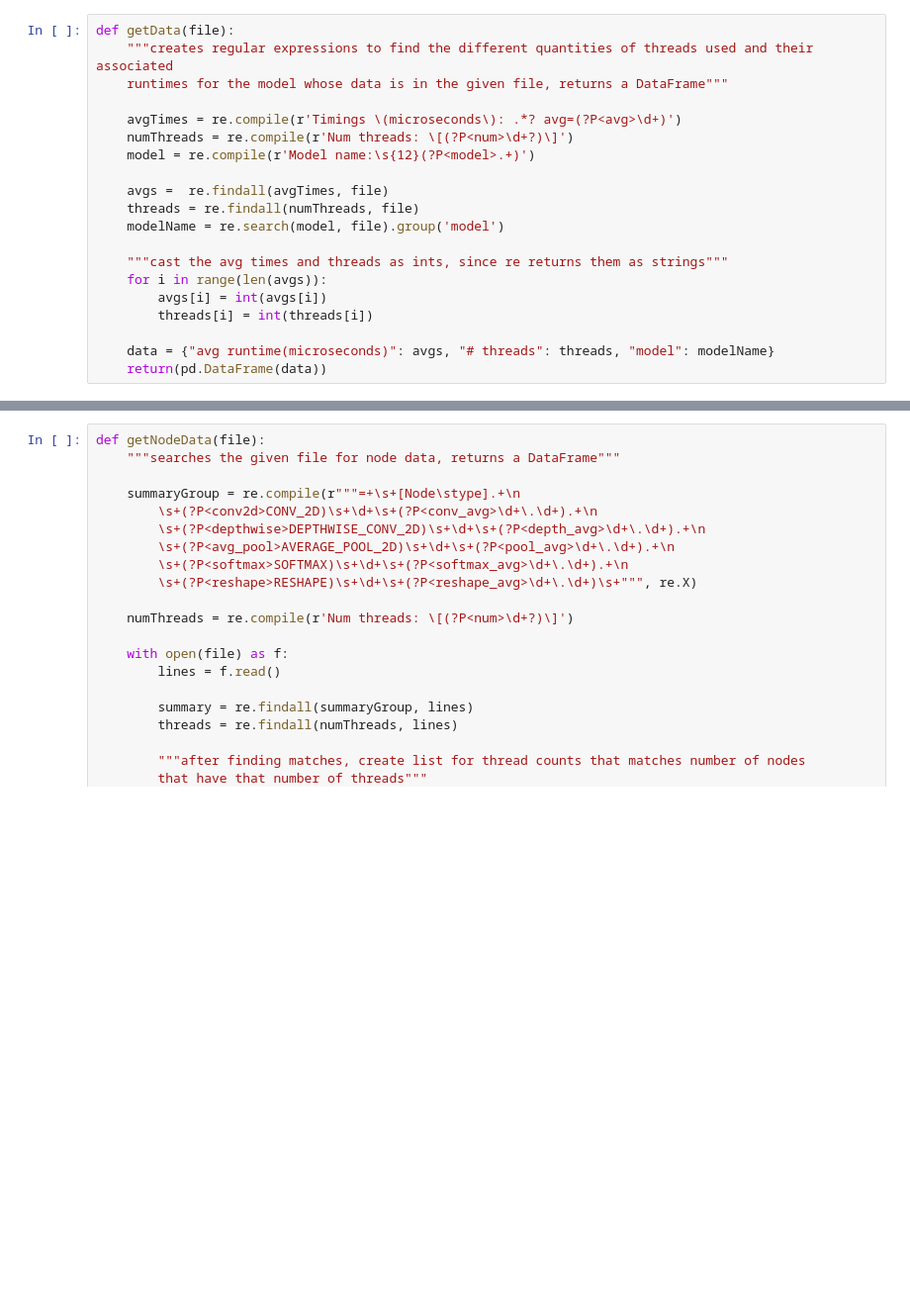
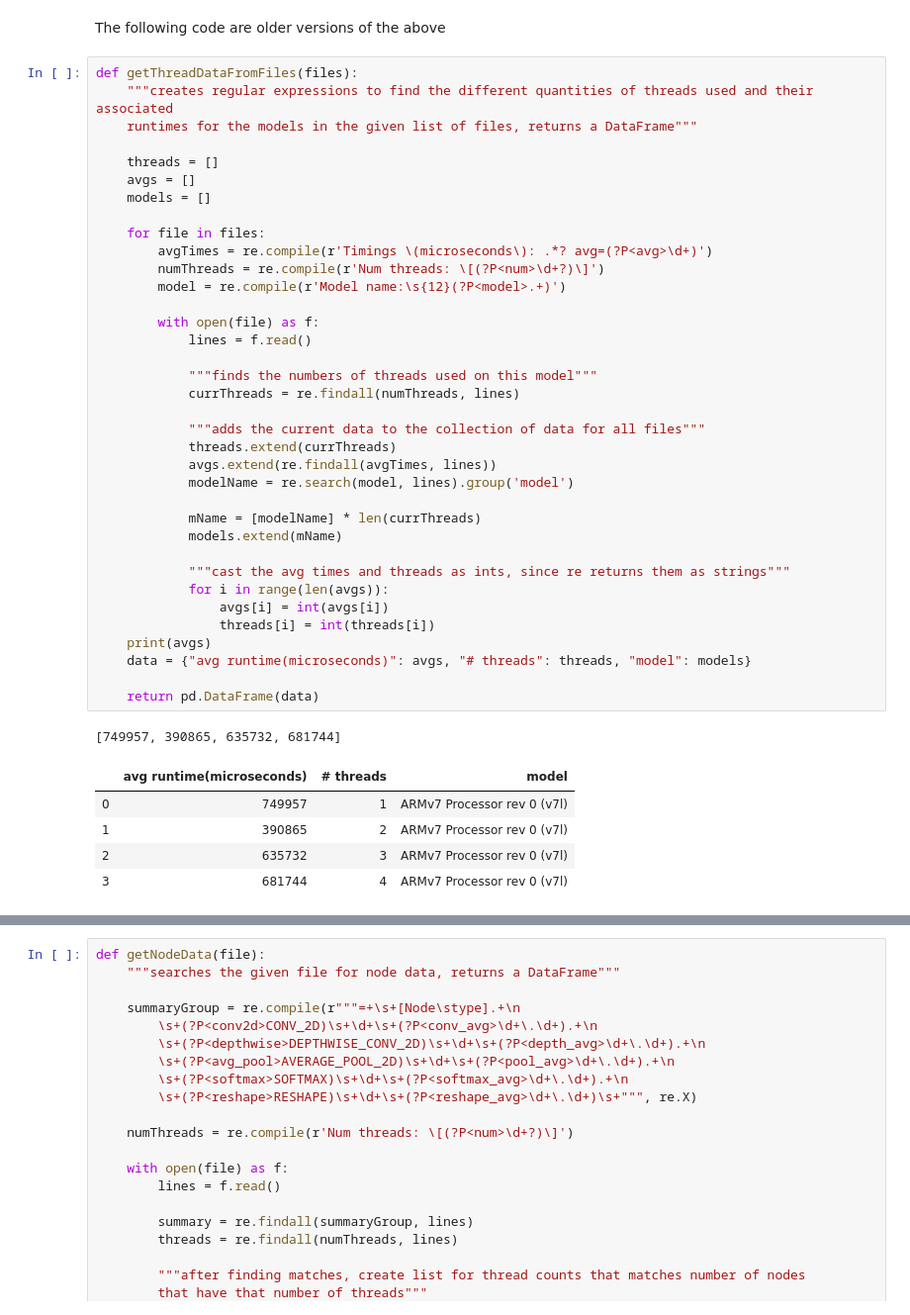
Before and after one commit to tflite-soc/benchmarking-models, a Jupyter notebook: plot_data.ipynb, the cells around one changed output, grey strips where cells are left out. Shown: that part at 99% size. Cells and saved outputs as stored; diff of their text form; blank space fills up the shorter version.

```diff
--- a/plot_data.ipynb
+++ b/plot_data.ipynb
@@ -9,20 +193,45 @@ sns.set(style="ticks")
+# %% [markdown]
+The following code are older versions of the above
 # %%
-def getData(file):
+def getThreadDataFromFiles(files):
     """creates regular expressions to find the different quantities of threads used and their associated
-    runtimes for the model whose data is in the given file, returns a DataFrame"""
+    runtimes for the models in the given list of files, returns a DataFrame"""
 
-    avgTimes = re.compile(r'Timings \(microseconds\): .*? avg=(?P<avg>\d+)')
-    numThreads = re.compile(r'Num threads: \[(?P<num>\d+?)\]')
-    model = re.compile(r'Model name:\s{12}(?P<model>.+)')
+    threads = []
+    avgs = []
+    models = []
 
-    avgs =  re.findall(avgTimes, file)
-    threads = re.findall(numThreads, file)
-    modelName = re.search(model, file).group('model')
+    for file in files:
+        avgTimes = re.compile(r'Timings \(microseconds\): .*? avg=(?P<avg>\d+)')
+        numThreads = re.compile(r'Num threads: \[(?P<num>\d+?)\]')
+        model = re.compile(r'Model name:\s{12}(?P<model>.+)')
 
-    """cast the avg times and threads as ints, since re returns them as strings"""
-    for i in range(len(avgs)):
-        avgs[i] = int(avgs[i])
-        threads[i] = int(threads[i])
+        with open(file) as f:
+            lines = f.read()
 
-    data = {"avg runtime(microseconds)": avgs, "# threads": threads, "model": modelName}
-    return(pd.DataFrame(data))
+            """finds the numbers of threads used on this model"""
+            currThreads = re.findall(numThreads, lines)
+
+            """adds the current data to the collection of data for all files"""
+            threads.extend(currThreads)
+            avgs.extend(re.findall(avgTimes, lines))
+            modelName = re.search(model, lines).group('model')
+
+            mName = [modelName] * len(currThreads)
+            models.extend(mName)
+
+            """cast the avg times and threads as ints, since re returns them as strings"""
+            for i in range(len(avgs)):
+                avgs[i] = int(avgs[i])
+                threads[i] = int(threads[i])
+    print(avgs)
+    data = {"avg runtime(microseconds)": avgs, "# threads": threads, "model": models}
+
+    return pd.DataFrame(data)
+# %% [output]
+[749957, 390865, 635732, 681744]
+|  | avg runtime(microseconds) | # threads | model |
+| 0 | 749957 | 1 | ARMv7 Processor rev 0 (v7l) |
+| 1 | 390865 | 2 | ARMv7 Processor rev 0 (v7l) |
+| 2 | 635732 | 3 | ARMv7 Processor rev 0 (v7l) |
+| 3 | 681744 | 4 | ARMv7 Processor rev 0 (v7l) |
```
Also changed, not shown: parts of 10 cells of this notebook.
